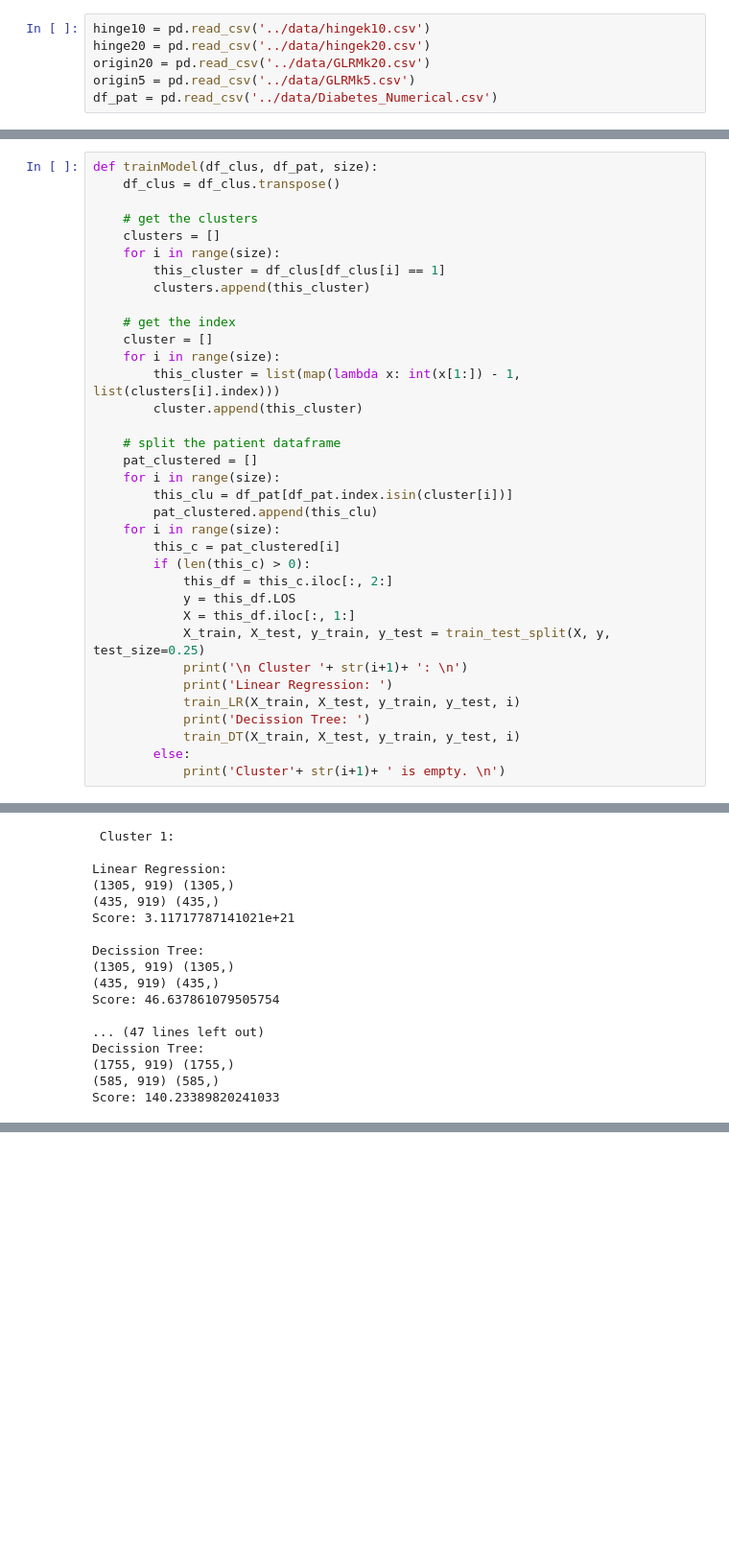
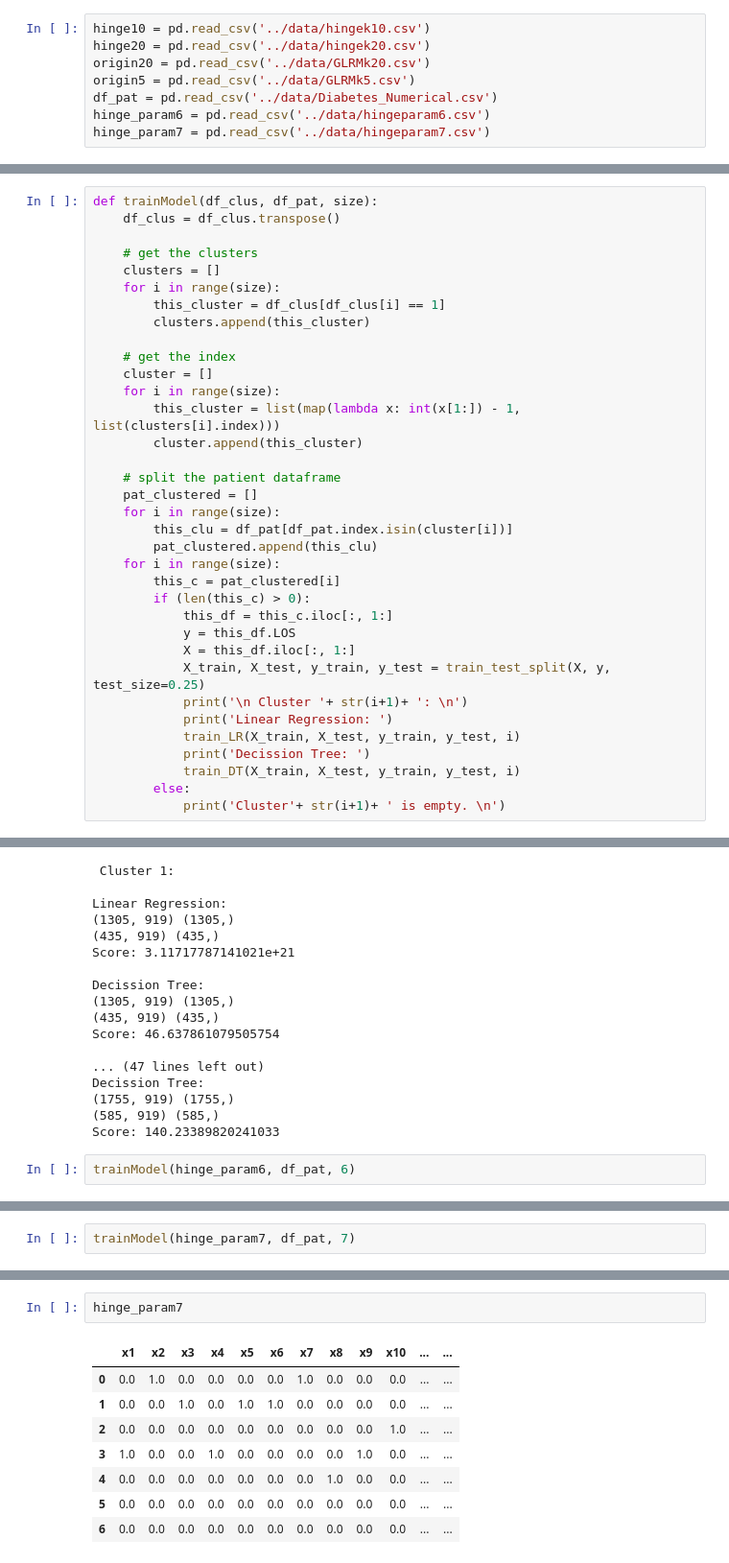
Before and after one commit to Raye2333/mimic3-research, a Jupyter notebook: code/diabetes_regression_code.ipynb, the cells around one changed output, grey strips where cells are left out. Shown at 96% size. Drawn from its saved outputs; the diff is of its cells as text; blank space fills up the shorter version.

```diff
--- a/code/diabetes_regression_code.ipynb
+++ b/code/diabetes_regression_code.ipynb
@@ -24,3 +24,5 @@ hinge20 = pd.read_csv('../data/hingek20.csv')
 origin20 = pd.read_csv('../data/GLRMk20.csv')
 origin5 = pd.read_csv('../data/GLRMk5.csv')
 df_pat = pd.read_csv('../data/Diabetes_Numerical.csv')
+hinge_param6 = pd.read_csv('../data/hingeparam6.csv')
+hinge_param7 = pd.read_csv('../data/hingeparam7.csv')
@@ -73,7 +96,7 @@ def trainModel(df_clus, df_pat, size):
     for i in range(size):
         this_c = pat_clustered[i]
         if (len(this_c) > 0):
-            this_df = this_c.iloc[:, 2:]
+            this_df = this_c.iloc[:, 1:]
             y = this_df.LOS
             X = this_df.iloc[:, 1:]
             X_train, X_test, y_train, y_test = train_test_split(X, y, test_size=0.25)
@@ -166,3 +173,5 @@ Decission Tree:
 (1755, 919) (1755,)
 (585, 919) (585,)
 Score: 140.23389820241033
+# %%
+trainModel(hinge_param6, df_pat, 6)
@@ -168,0 +196,2 @@ Score: 140.23389820241033
+# %%
+trainModel(hinge_param7, df_pat, 7)
@@ -168,0 +216,11 @@ Score: 140.23389820241033
+# %%
+hinge_param7
+# %% [output]
+|  | x1 | x2 | x3 | x4 | x5 | x6 | x7 | x8 | x9 | x10 | ... | ... |
+| 0 | 0.0 | 1.0 | 0.0 | 0.0 | 0.0 | 0.0 | 1.0 | 0.0 | 0.0 | 0.0 | ... | ... |
+| 1 | 0.0 | 0.0 | 1.0 | 0.0 | 1.0 | 1.0 | 0.0 | 0.0 | 0.0 | 0.0 | ... | ... |
+| 2 | 0.0 | 0.0 | 0.0 | 0.0 | 0.0 | 0.0 | 0.0 | 0.0 | 0.0 | 1.0 | ... | ... |
+| 3 | 1.0 | 0.0 | 0.0 | 1.0 | 0.0 | 0.0 | 0.0 | 0.0 | 1.0 | 0.0 | ... | ... |
+| 4 | 0.0 | 0.0 | 0.0 | 0.0 | 0.0 | 0.0 | 0.0 | 1.0 | 0.0 | 0.0 | ... | ... |
+| 5 | 0.0 | 0.0 | 0.0 | 0.0 | 0.0 | 0.0 | 0.0 | 0.0 | 0.0 | 0.0 | ... | ... |
+| 6 | 0.0 | 0.0 | 0.0 | 0.0 | 0.0 | 0.0 | 0.0 | 0.0 | 0.0 | 0.0 | ... | ... |
```
Also changed, not shown: parts of 7 cells of this notebook.
